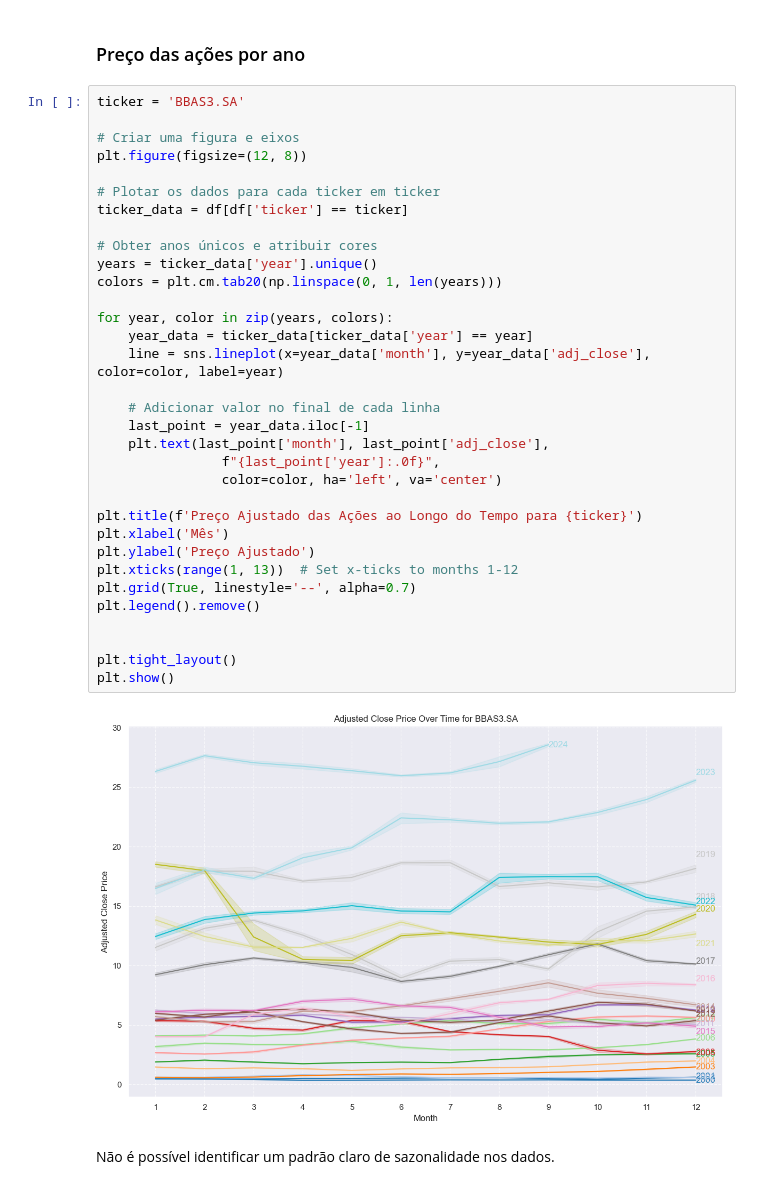
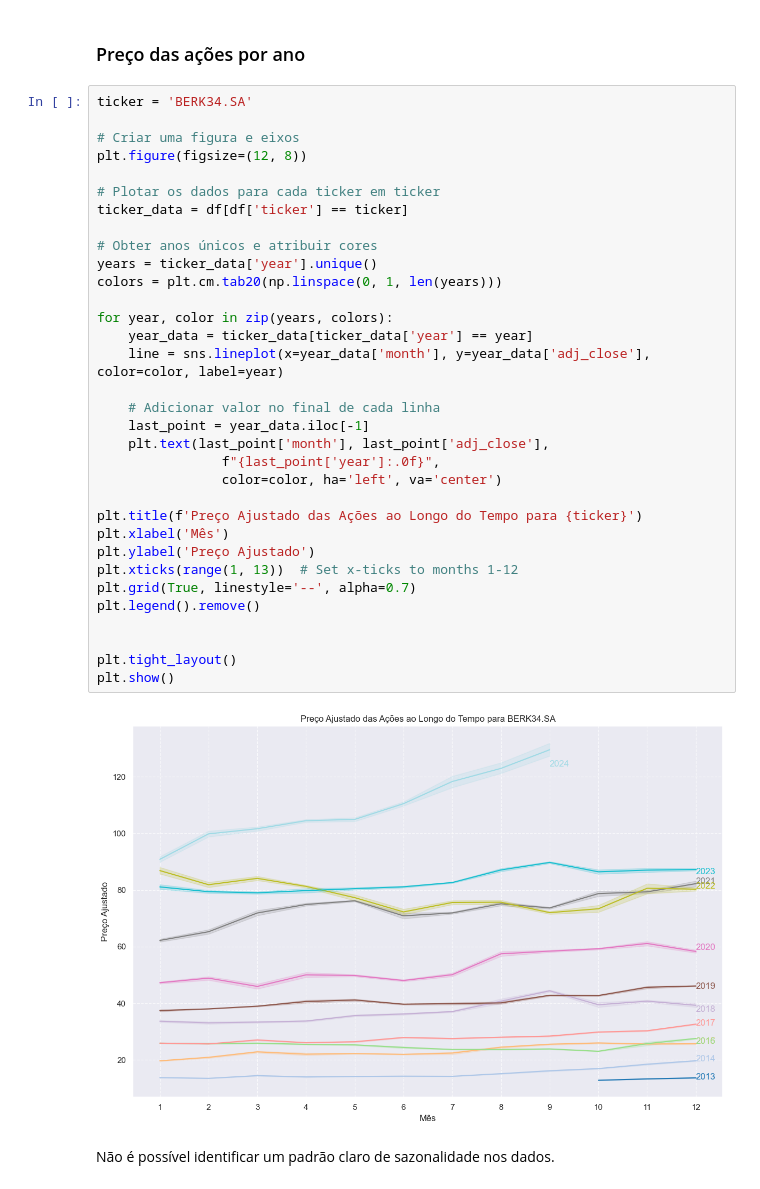
Before and after one commit to ubiratanfilho/stocks_forecasting, a Jupyter notebook: src/analysis.ipynb, the cells around one changed output. Drawn from its saved outputs; the diff is of its cells as text.

```diff
--- a/src/analysis.ipynb
+++ b/src/analysis.ipynb
@@ -133,40 +133,40 @@ plt.show()
 # %% [markdown]
 ### Preço das ações por ano
 # %%
-ticker = 'BBAS3.SA'
+ticker = 'BERK34.SA'
 
 # Criar uma figura e eixos
 plt.figure(figsize=(12, 8))
 
 # Plotar os dados para cada ticker em ticker
 ticker_data = df[df['ticker'] == ticker]
 
 # Obter anos únicos e atribuir cores
 years = ticker_data['year'].unique()
 colors = plt.cm.tab20(np.linspace(0, 1, len(years)))
 
 for year, color in zip(years, colors):
     year_data = ticker_data[ticker_data['year'] == year]
     line = sns.lineplot(x=year_data['month'], y=year_data['adj_close'], color=color, label=year)
 
     # Adicionar valor no final de cada linha
     last_point = year_data.iloc[-1]
     plt.text(last_point['month'], last_point['adj_close'],
                 f"{last_point['year']:.0f}",
                 color=color, ha='left', va='center')
 
 plt.title(f'Preço Ajustado das Ações ao Longo do Tempo para {ticker}')
 plt.xlabel('Mês')
 plt.ylabel('Preço Ajustado')
 plt.xticks(range(1, 13))  # Set x-ticks to months 1-12
 plt.grid(True, linestyle='--', alpha=0.7)
 plt.legend().remove()
 
 
 plt.tight_layout()
 plt.show()
 # %% [output]
-[figure, old version]
+[figure, new version]
 # %% [markdown]
 Não é possível identificar um padrão claro de sazonalidade nos dados.
 # %% [markdown]
```
Also changed, not shown: parts of 5 cells of this notebook, 1 other file.
